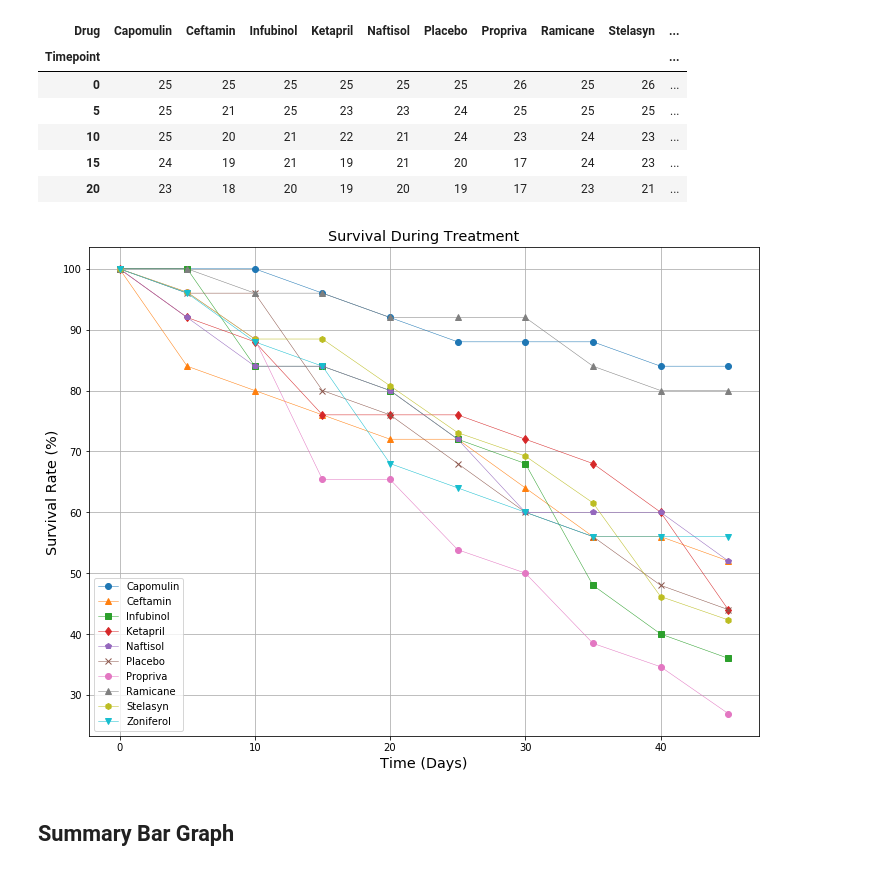
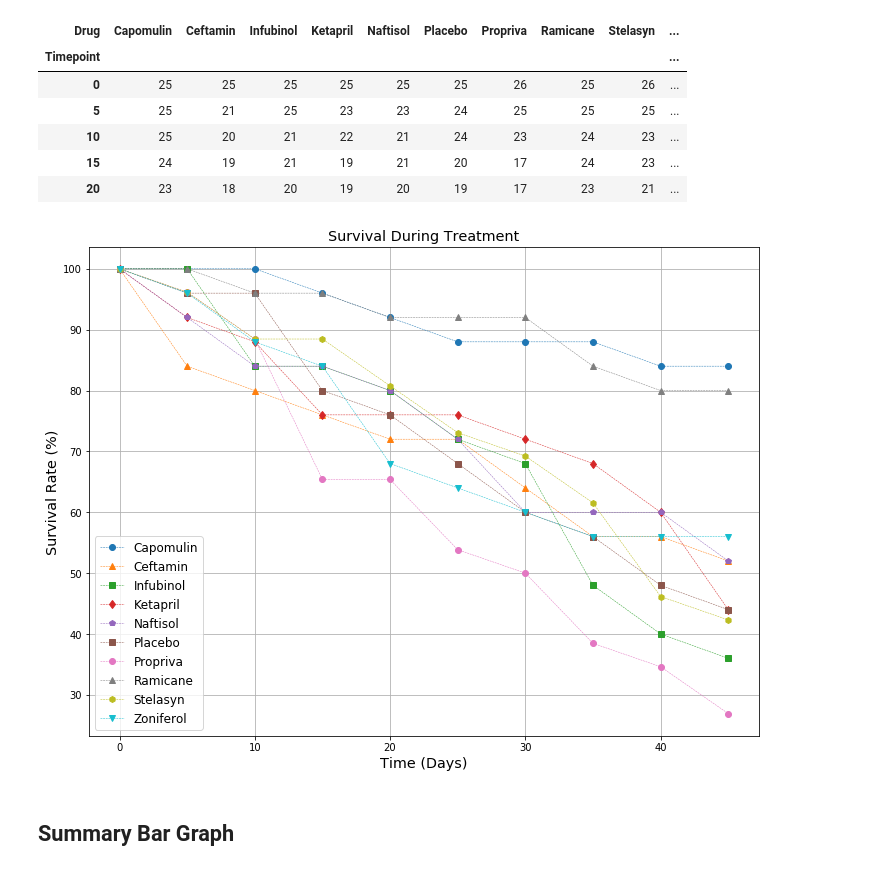
Before and after one commit to sheetalbongale/Matplotlib-Challenge, a Jupyter notebook: Pymaceuticals/pymaceuticals_starter.ipynb, the cells around one changed output. Saved outputs shown, nothing was run; the diff lists cells and outputs as text; code cells hidden in the pictures.

```diff
--- a/Pymaceuticals/pymaceuticals_starter.ipynb
+++ b/Pymaceuticals/pymaceuticals_starter.ipynb
@@ -92,11 +100,9 @@ stderror_tumor.head()
 | 20 | 0.909731 | 0.359482 | 0.476210 | 0.726484 | 0.595260 | 0.839609 | 0.555181 | 0.786199 | 0.621889 | ... |
 # %%
 # Generate the Plot (with Error Bars)
-#drug_names = ["Capomulin", "Infubinol", "Ketapril", "Placebo"]
-#colors = ["red", "blue", "green", "black"]
-markers = ["o", "^", "s", "d", "p", "x", "o", "^", "h", "v"]
+markers = ["o", "^", "s", "d", "p", "s", "o", "^", "h", "v"]
+plt.figure(figsize=(12,9))
 
-plt.figure(figsize=(12,9))
 for drug, marker in zip(mean_tumor.columns, markers):
     tumor_plt = plt.errorbar(x = mean_tumor.index,
                              y = mean_tumor[drug],
@@ -110,7 +116,7 @@ plt.title("Tumor Response to Treatment", fontsize="x-large")
 plt.xlabel("Time (Days)", fontsize="x-large")
 plt.ylabel("Tumor Volume (mm3)", fontsize="x-large")
 plt.grid()
-plt.legend(labels = mean_tumor.columns)
+plt.legend(labels = mean_tumor.columns, fontsize="large")
 plt.savefig("plots/Tumor_Response.png")
 plt.show()
 # %% [output]
@@ -177,11 +183,9 @@ stderror_met.head()
 | 20 | 0.161621 | 0.241034 | 0.234801 | 0.236680 | 0.181731 | 0.234064 | 0.171499 | 0.119430 | 0.200905 | ... |
 # %%
 # Generate the Plot (with Error Bars)
-#drug_names = ["Capomulin", "Infubinol", "Ketapril", "Placebo"]
-#colors = ["red", "blue", "green", "black"]
-markers = ["o", "^", "s", "d", "p", "x", "o", "^", "h", "v"]
+markers = ["o", "^", "s", "d", "p", "s", "o", "^", "h", "v"]
+plt.figure(figsize=(12,9))
 
-plt.figure(figsize=(12,9))
 for drug, marker in zip(mean_metastatic.columns, markers):
     met_plt = plt.errorbar(x = mean_metastatic.index,
                            y = mean_metastatic[drug],
@@ -194,7 +198,7 @@ for drug, marker in zip(mean_metastatic.columns, markers):
 plt.title("Metastatic Spread During Treatment", fontsize="x-large")
 plt.xlabel("Treatment Duration (Days)", fontsize="x-large")
 plt.ylabel("Met. Sites", fontsize="x-large")
-plt.legend(labels = mean_metastatic.columns)
+plt.legend(labels = mean_metastatic.columns, fontsize="large")
 plt.grid()
 plt.savefig("plots/Metastatic_Spread.png")
 plt.show()
@@ -234,28 +238,27 @@ mouse_count.head()
 | 20 | 23 | 18 | 20 | 19 | 20 | 19 | 17 | 23 | 21 | ... |
 # %%
 # Generate the Plot (Accounting for percentages)
-#drug_names = ["Capomulin", "Infubinol", "Ketapril", "Placebo"]
-#colors = ["red", "blue", "green", "black"]
-markers = ["o", "^", "s", "d", "p", "x", "o", "^", "h", "v"]
+markers = ["o", "^", "s", "d", "p", "s", "o", "^", "h", "v"]
 mouse_survival_percent = mouse_count.div(mouse_count.loc[0], axis='columns')*100
 
 plt.figure(figsize=(12,9))
 for drug, marker in zip (mouse_survival_percent.columns, markers):
     mouse_plt = plt.plot(mouse_survival_percent.index,
                          mouse_survival_percent[drug],
                          marker = marker,
+                         linestyle = '--',
                          linewidth = 0.5)
 
 # Show the Figure
 plt.title("Survival During Treatment", fontsize="x-large")
 plt.xlabel("Time (Days)", fontsize="x-large")
 plt.ylabel("Survival Rate (%)", fontsize="x-large")
-plt.legend(labels = mouse_survival_percent.columns, loc=3)
+plt.legend(labels = mouse_survival_percent.columns, loc=3, fontsize="large")
 plt.grid()
 plt.savefig("plots/Survival_Rates.png")
 plt.show()
 # %% [output]
-[figure, old version]
+[figure, new version]
 # %% [markdown]
 ## Summary Bar Graph
 # %%
```
Also changed, not shown: parts of 5 cells of this notebook, 4 other files.
